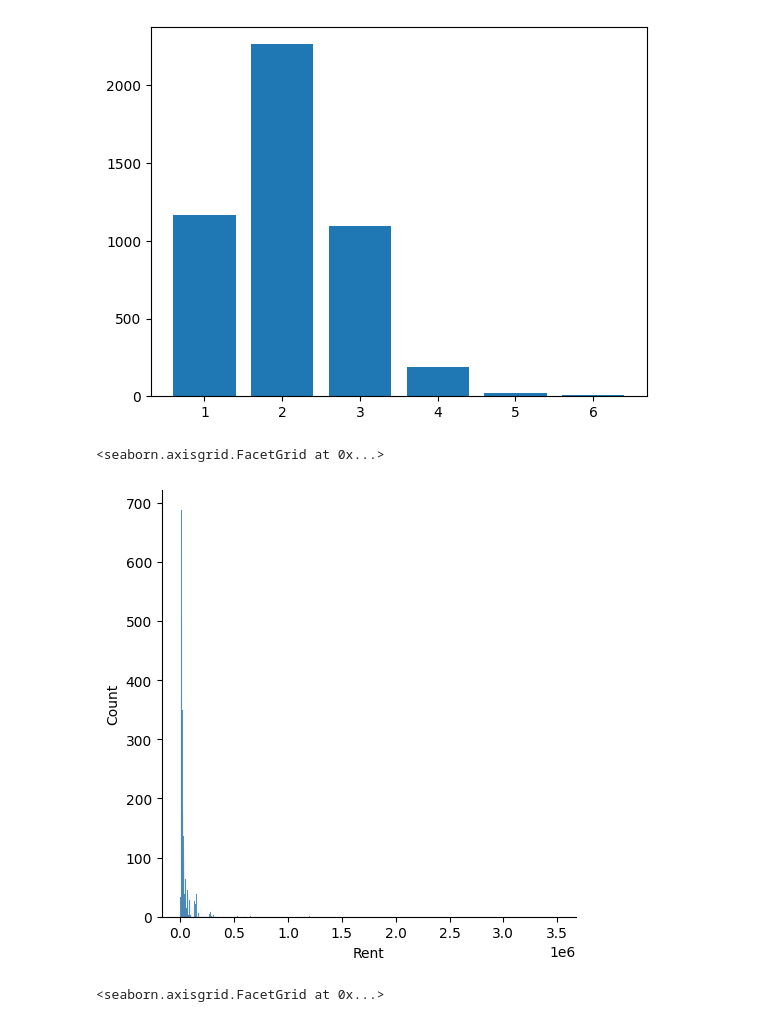
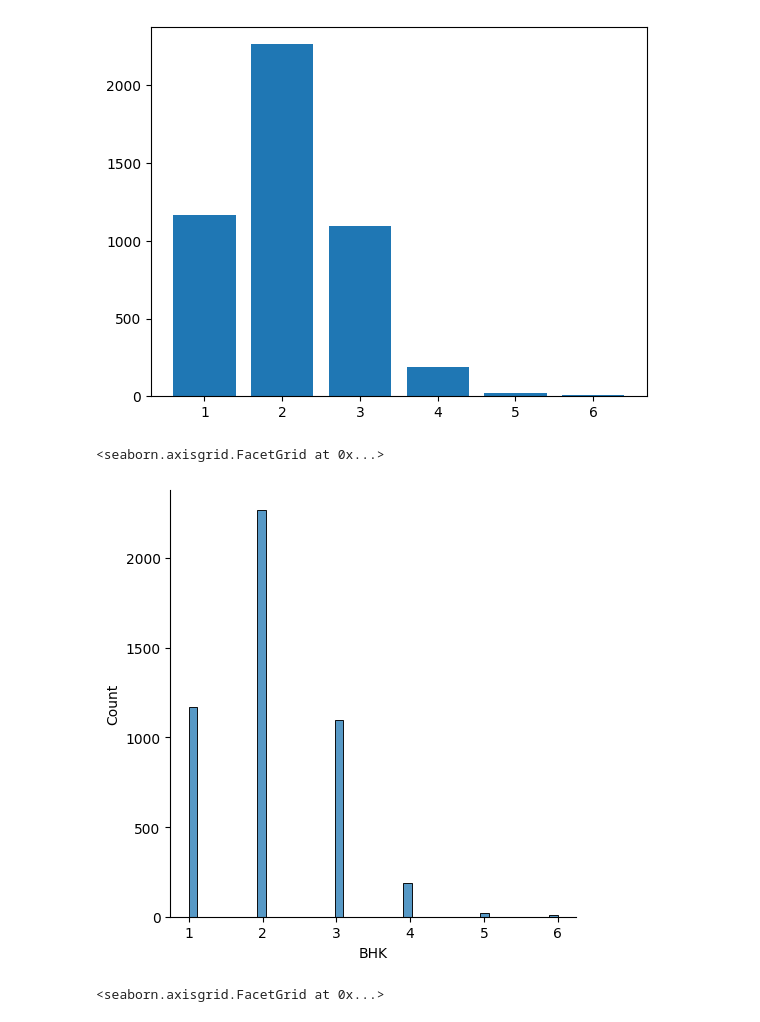
Before and after one commit to angelodelapaz/HouseRentRegressionModel, a Jupyter notebook: demo_notebook.ipynb, the cells around one changed output. Drawn from its saved outputs; the diff is of its cells as text; code cells hidden in the pictures.

```diff
--- a/demo_notebook.ipynb
+++ b/demo_notebook.ipynb
@@ -76,10 +76,10 @@ plt.bar(data['BHK'].value_counts().index, data['BHK'].value_counts().values)
 <BarContainer object of 6 artists>
 [figure]
 # %%
-sns.displot(data['Rent'])
+sns.displot(data['BHK'])
 # %% [output]
 <seaborn.axisgrid.FacetGrid at 0x...>
-[figure, old version]
+[figure, new version]
 # %%
 sns.displot(data['Size'])
 # %% [output]
```
Also changed, not shown: parts of 14 cells of this notebook.
